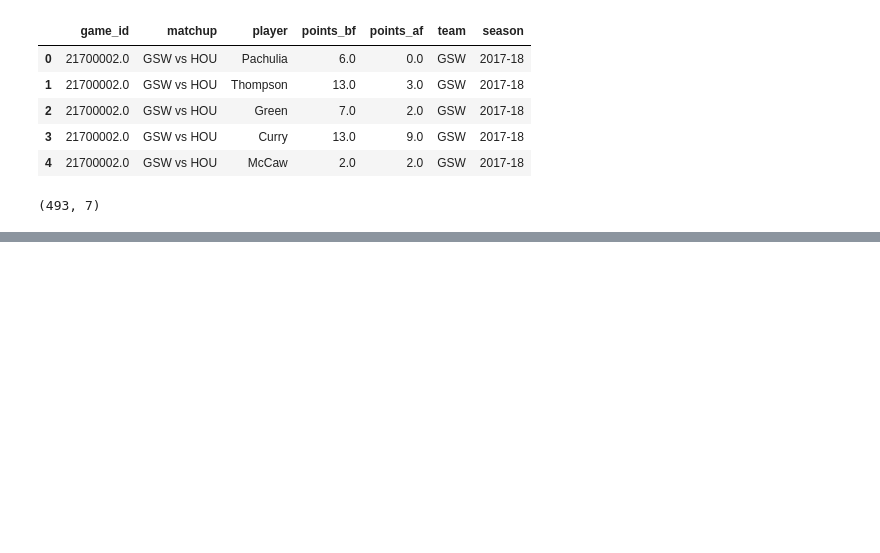
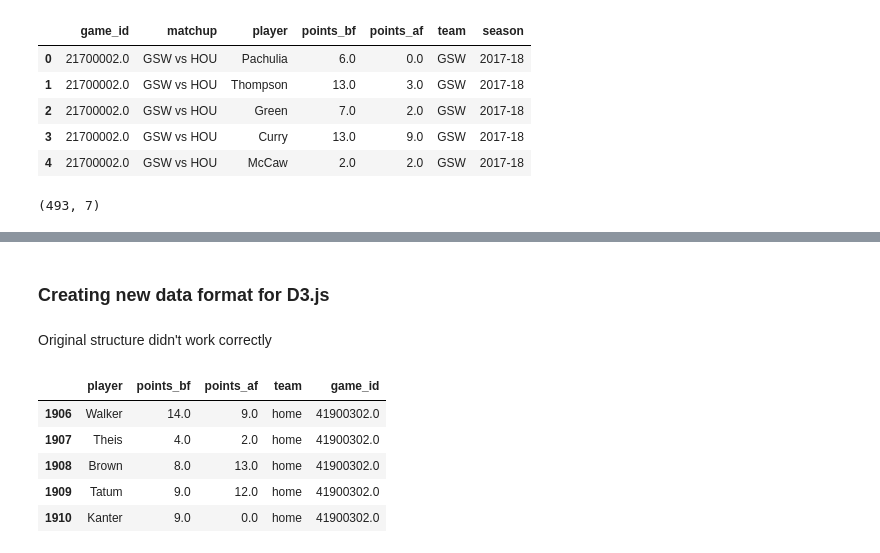
Before and after one commit to blake-hartung/nba-chokes-testing, a Jupyter notebook: notebooks/interactive_formatting.ipynb, the cells around one changed output, grey strips where cells are left out. Cells and saved outputs as stored; diff of their text form; code cells hidden in the pictures; blank space fills up the shorter version.

Commit message:
new interactive data upload

```diff
--- a/notebooks/interactive_formatting.ipynb
+++ b/notebooks/interactive_formatting.ipynb
@@ -3,6 +3,7 @@ import pandas as pd
 import numpy as np
 df_players = pd.read_csv('c:\\Users\\johnc\\Documents\\Finance and Structures\\nba-chokes-testing\\data\\player_scoring_data.csv')
 df_games = pd.read_csv('c:\\Users\\johnc\\Documents\\Finance and Structures\\nba-chokes-testing\\data\\choke_list_full.csv')
+df_pbp = pd.read_csv('c:\\Users\\johnc\\Documents\\Finance and Structures\\nba-chokes-testing\\data\\pbp_data_full.csv')
 # %%
 df_players = df_players.set_index("game_id")
 df_players.head()
@@ -101,0 +85,18 @@ with open('interactive_data.json', 'w') as out:
+# %% [markdown]
+### Creating new data format for D3.js
+# %% [markdown]
+Original structure didn't work correctly
+# %%
+## shorten dataframes to playoff only games
+df_pbp = df_pbp[df_pbp.game_id > 40000000]
+df_players = df_players[df_players.game_id > 40000000]
+df_games = df_games[df_games.game_id > 40000000]
+df_pbp.loc[(df_pbp.home_pct == 0.62946), 'event']
+df_players.head()
+# %% [output]
+|  | player | points_bf | points_af | team | game_id |
+| 1906 | Walker | 14.0 | 9.0 | home | 41900302.0 |
+| 1907 | Theis | 4.0 | 2.0 | home | 41900302.0 |
+| 1908 | Brown | 8.0 | 13.0 | home | 41900302.0 |
+| 1909 | Tatum | 9.0 | 12.0 | home | 41900302.0 |
+| 1910 | Kanter | 9.0 | 0.0 | home | 41900302.0 |
```
Also changed, not shown: parts of 6 cells of this notebook, 3 other files.
